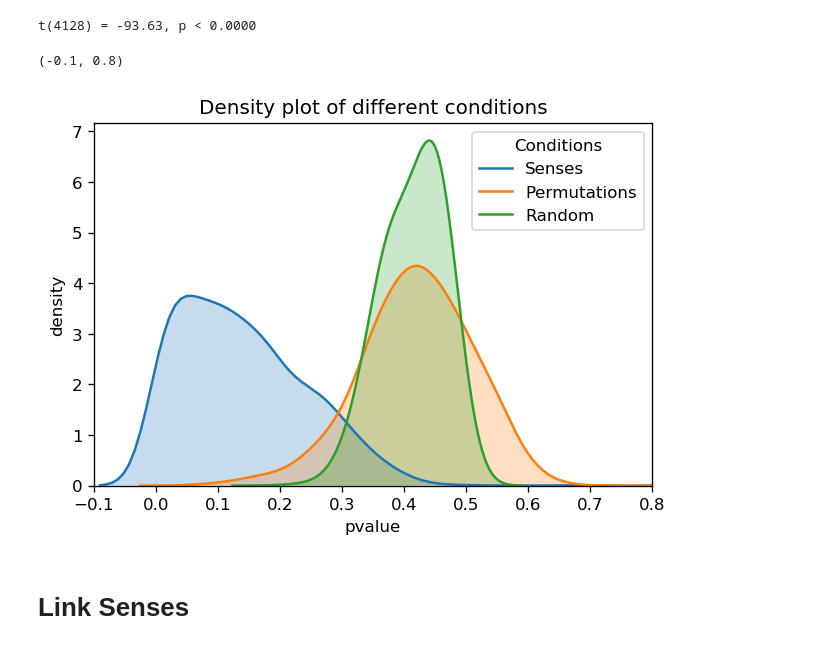
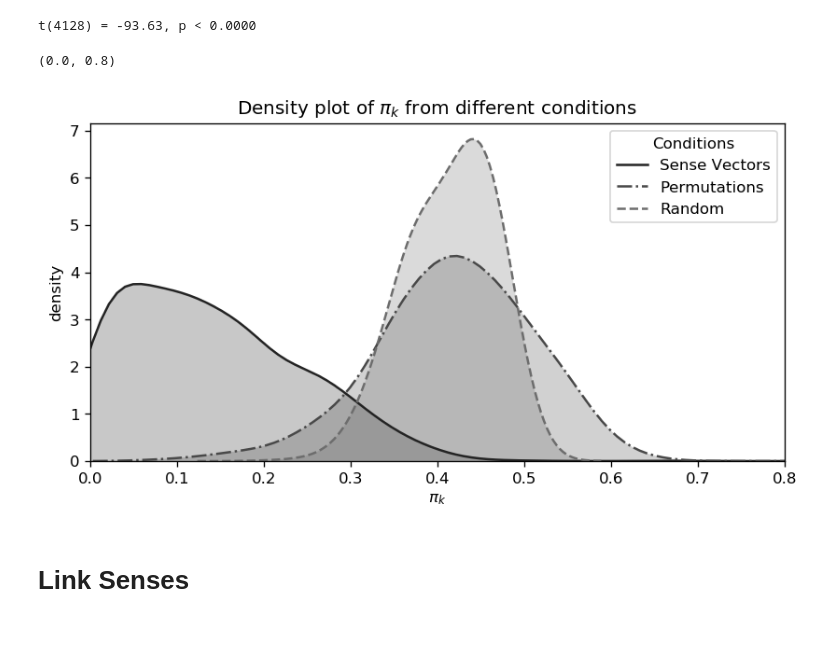
Before and after one commit to seantyh/GWA2019, a Jupyter notebook: etc/SenseEmbed.ipynb, the cells around one changed output. Saved outputs shown, nothing was run; the diff lists cells and outputs as text; code cells hidden in the pictures.

```diff
--- a/etc/SenseEmbed.ipynb
+++ b/etc/SenseEmbed.ipynb
@@ -280,18 +280,19 @@ print(f"t({df}) = {tstat.statistic:.2f}, p < {tstat.pvalue:.4f}")
 t(4128) = -93.63, p < 0.0000
 # %%
 BW = 0.03
-fig = plt.figure(figsize=(6,4), dpi=120)
-sns.distplot(sense_pval, hist=False, kde=True, kde_kws={'shade': True, "bw": BW}, label="Senses")
-sns.distplot(perm_pval, hist=False, kde=True, kde_kws={'shade': True, "bw": BW}, label="Permutations")
-sns.distplot(rand_pval, hist=False, kde=True, kde_kws={'shade': True, "bw": BW}, label="Random")
+fig = plt.figure(figsize=(8,4), dpi=120)
+sns.set_palette("gray")
+sns.distplot(sense_pval, hist=False, kde=True, kde_kws={'shade': True, "bw": BW, "linestyle":'-'}, label="Sense Vectors")
+sns.distplot(perm_pval, hist=False, kde=True, kde_kws={'shade': True, "bw": BW, "linestyle":'-.'}, label="Permutations")
+sns.distplot(rand_pval, hist=False, kde=True, kde_kws={'shade': True, "bw": BW, "linestyle":'--'}, label="Random")
 plt.legend(title='Conditions')
-plt.title("Density plot of different conditions")
+plt.title("Density plot of $\pi_k$ from different conditions")
 plt.ylabel('density')
-plt.xlabel('pvalue')
-plt.xlim(-0.1,0.8)
+plt.xlabel('$\pi_k$')
+plt.xlim(0.0,0.8)
 # %% [output]
-(-0.1, 0.8)
+(0.0, 0.8)
-[figure, old version]
+[figure, new version]
 # %%
 fig.savefig("../data/model_sense_embed/simulation.png")
 # %% [markdown]
```
Also changed, not shown: parts of 3 cells of this notebook, 3 other files.
